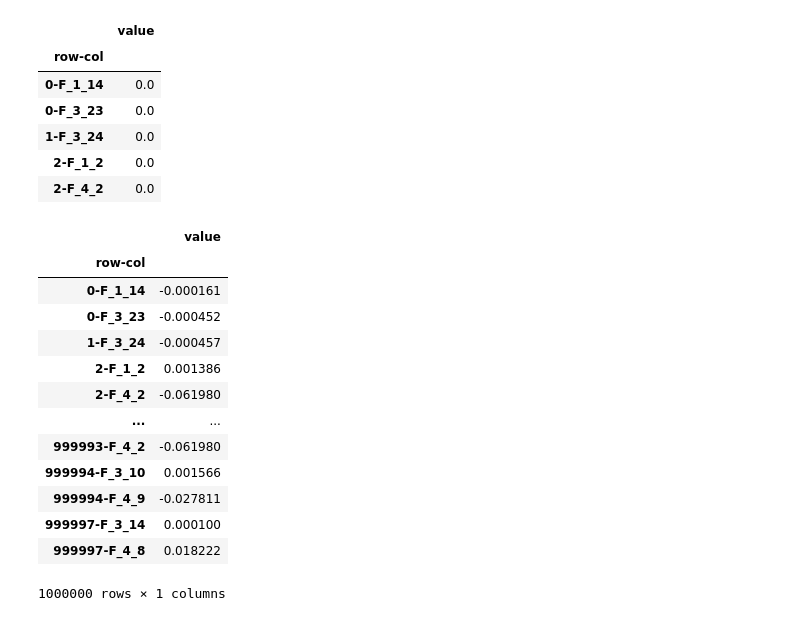
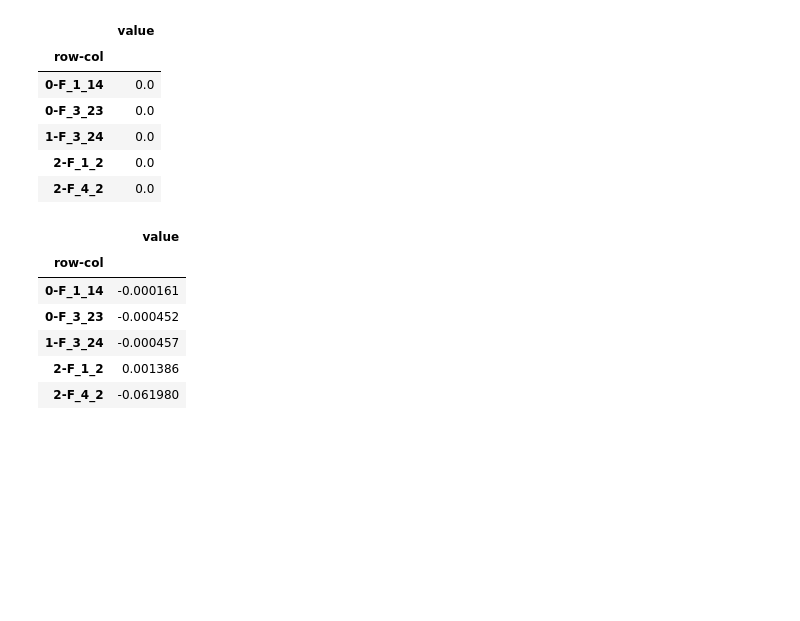
Before and after one commit to nsu1210/Kaggle, a Jupyter notebook: tps-june2022-missing-value.ipynb, the cells around one changed output. Saved outputs shown, nothing was run; the diff lists cells and outputs as text; code cells hidden in the pictures; blank space fills up the shorter version.

```diff
--- a/tps-june2022-missing-value.ipynb
+++ b/tps-june2022-missing-value.ipynb
@@ -162,20 +162,14 @@ for i in tqdm(sub.index):
     row = int(i.split('-')[0])
     col = i.split('-')[1]
     sub.loc[i, 'value'] = data.loc[row, col]
-# %%
-sub
-# %% [output]
-|  | value |
-| row-col |  |
-| 0-F_1_14 | -0.000161 |
-| 0-F_3_23 | -0.000452 |
-| 1-F_3_24 | -0.000457 |
-| 2-F_1_2 | 0.001386 |
-| 2-F_4_2 | -0.061980 |
-| ... | ... |
-| 999993-F_4_2 | -0.061980 |
-| 999994-F_3_10 | 0.001566 |
-| 999994-F_4_9 | -0.027811 |
-| 999997-F_3_14 | 0.000100 |
-| 999997-F_4_8 | 0.018222 |
-1000000 rows × 1 columns
+# %%
+
+sub.head()
+# %% [output]
+|  | value |
+| row-col |  |
+| 0-F_1_14 | -0.000161 |
+| 0-F_3_23 | -0.000452 |
+| 1-F_3_24 | -0.000457 |
+| 2-F_1_2 | 0.001386 |
+| 2-F_4_2 | -0.061980 |
```
Also changed, not shown: parts of 2 cells of this notebook.
